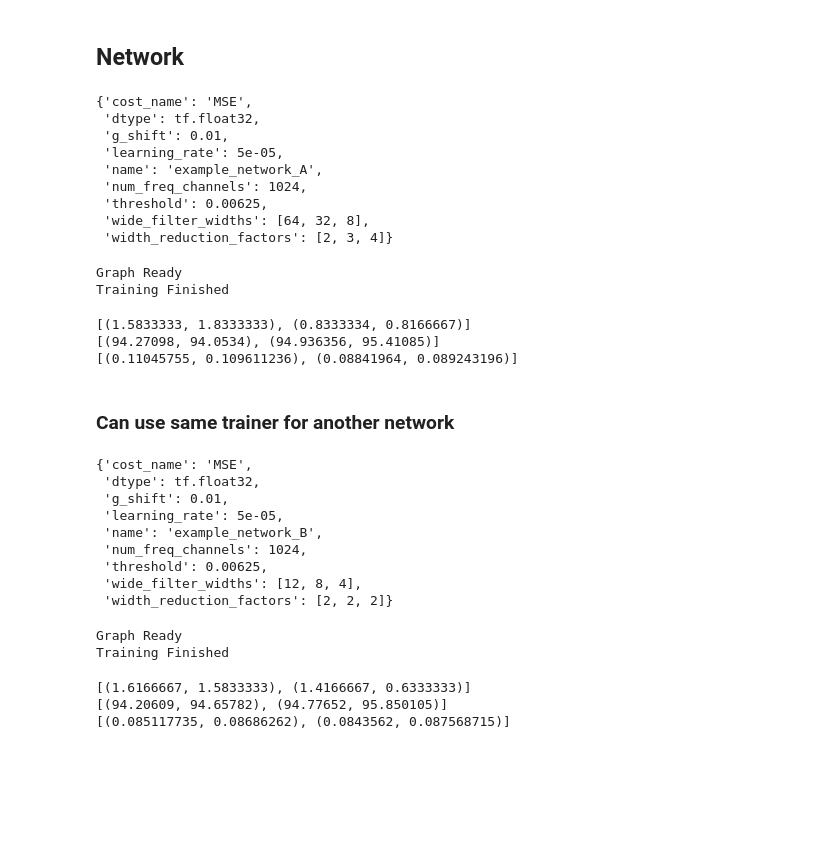
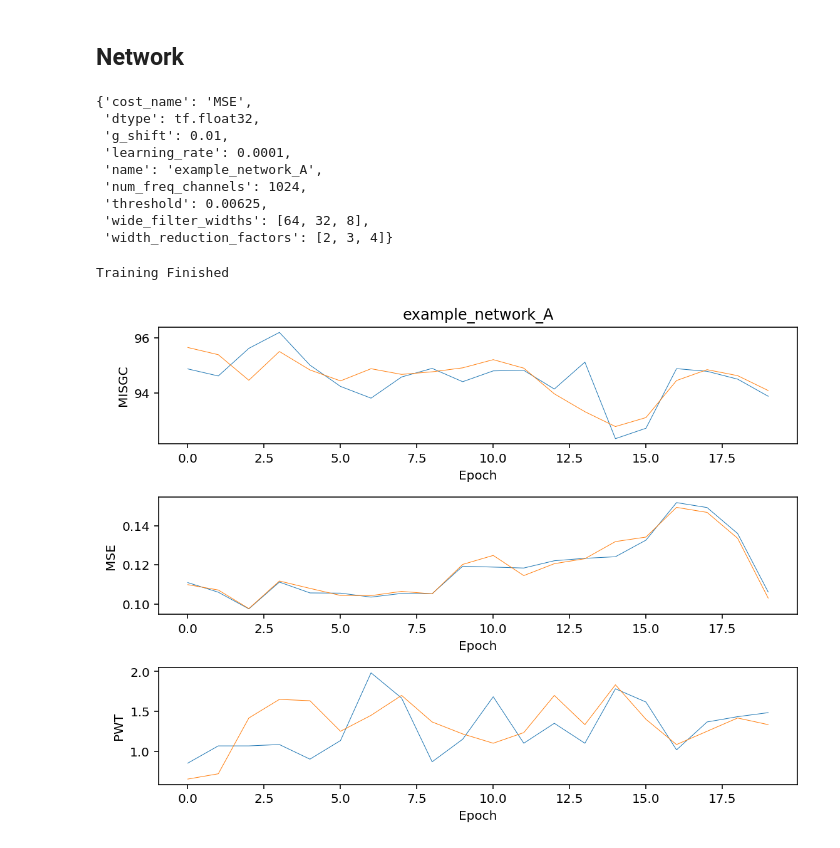
Before and after one commit to andrewasheridan/hera_sandbox, a Jupyter notebook: aas/convolutional_network/CNN.ipynb, the cells around one changed output. Drawn from its saved outputs; the diff is of its cells as text; code cells hidden in the pictures; blank space fills up the shorter version.

Commit message:
altered CNN to relfect recent changes in CN_Network and CN_Train

```diff
--- a/aas/convolutional_network/CNN.ipynb
+++ b/aas/convolutional_network/CNN.ipynb
@@ -41,18 +41,18 @@ trainer.add_data((training_baselines_data, training_redundant_baselines_dict),
 # %%
 wide_filter_widths = [64,32,8]
 width_reduction_factors = [2,3,4]
-learning_rate = 0.00005
+learning_rate = 0.0001
 
 example_network_A = CN_Network(name = 'example_network_A',
                              wide_filter_widths = wide_filter_widths,
                              width_reduction_factors = width_reduction_factors,
                              learning_rate = learning_rate)
-example_network_A.params
+example_network_A.print_params()
 # %% [output]
 {'cost_name': 'MSE',
  'dtype': tf.float32,
  'g_shift': 0.01,
- 'learning_rate': 5e-05,
+ 'learning_rate': 0.0001,
  'name': 'example_network_A',
  'num_freq_channels': 1024,
  'threshold': 0.00625,
@@ -60,55 +60,12 @@ example_network_A.params
  'width_reduction_factors': [2, 3, 4]}
 # %%
 trainer.network = example_network_A
-trainer.num_epochs = 2 # quick example
+trainer.num_epochs = 20
+trainer.model_save_interval = 5# quick example
 trainer.train()
 # %% [output]
-Graph Ready
 Training Finished
-# %%
-# train, test results
-print(trainer.PWTs)
-print(trainer.MISGs)
-print(trainer.MSEs)
-# %% [output]
-[(1.5833333, 1.8333333), (0.8333334, 0.8166667)]
-[(94.27098, 94.0534), (94.936356, 95.41085)]
-[(0.11045755, 0.109611236), (0.08841964, 0.089243196)]
-# %% [markdown]
-### Can use same trainer for another network
-# %%
-wide_filter_widths = [12,8,4]
-width_reduction_factors = [2,2,2]
-learning_rate = 0.00005
-
-example_network_B = CN_Network(name = 'example_network_B',
-                             wide_filter_widths = wide_filter_widths,
-                             width_reduction_factors = width_reduction_factors,
-                             learning_rate = learning_rate)
-example_network_B.params
-# %% [output]
-{'cost_name': 'MSE',
- 'dtype': tf.float32,
- 'g_shift': 0.01,
- 'learning_rate': 5e-05,
- 'name': 'example_network_B',
- 'num_freq_channels': 1024,
- 'threshold': 0.00625,
- 'wide_filter_widths': [12, 8, 4],
- 'width_reduction_factors': [2, 2, 2]}
-# %%
-trainer.network = example_network_B
-trainer.num_epochs = 2 # quick example
-trainer.train()
-# %% [output]
-Graph Ready
-Training Finished
-# %%
-# train, test results
-print(trainer.PWTs)
-print(trainer.MISGs)
-print(trainer.MSEs)
-# %% [output]
-[(1.6166667, 1.5833333), (1.4166667, 0.6333333)]
-[(94.20609, 94.65782), (94.77652, 95.850105)]
-[(0.085117735, 0.08686262), (0.0843562, 0.087568715)]
+# %%
+trainer.plot()
+# %% [output]
+[figure, added]
```
